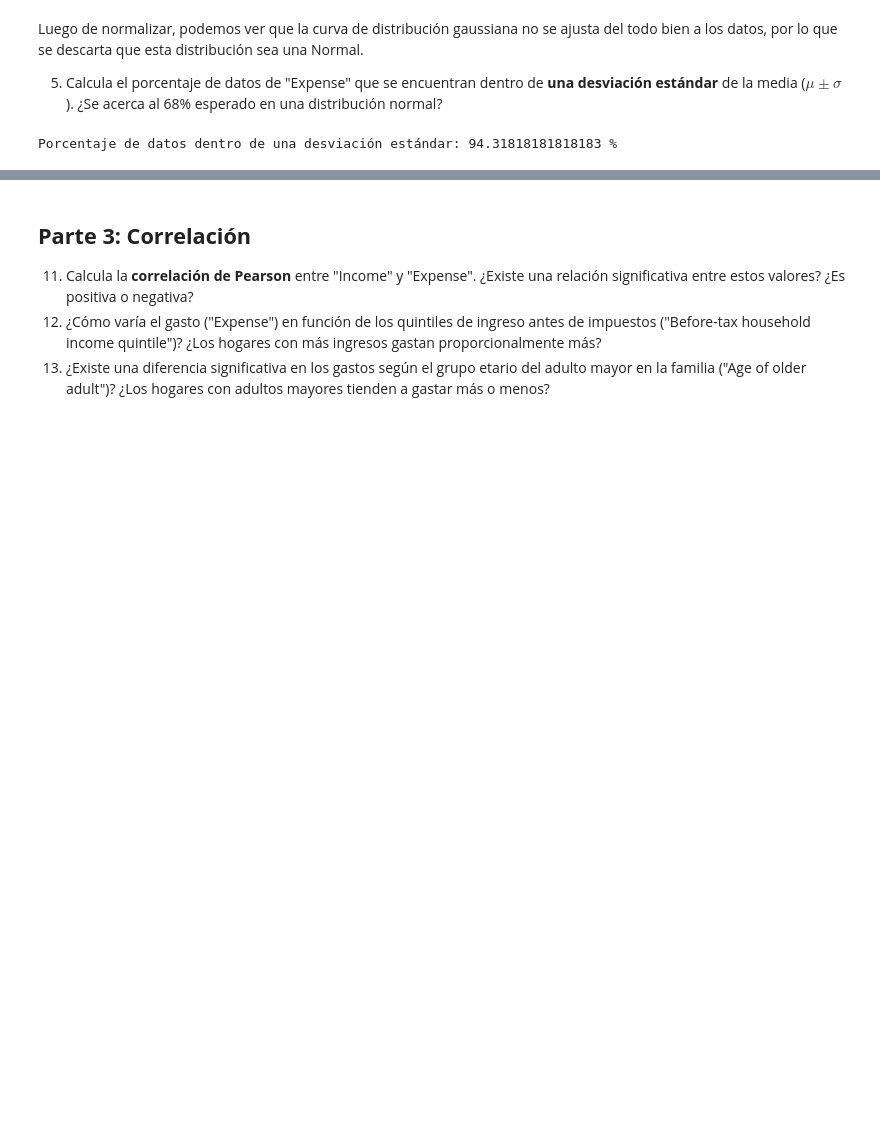
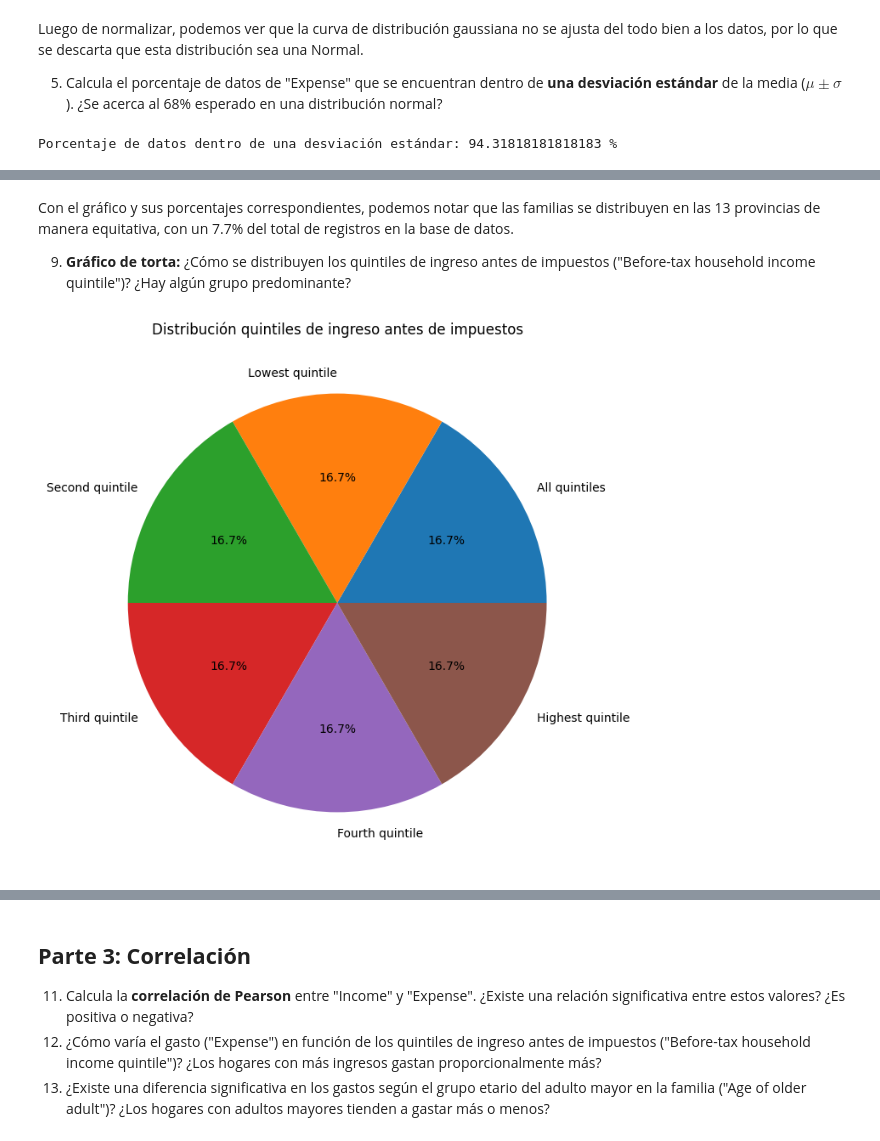
Before and after one commit to FelipeScanda/Mineria-de-Datos, a Jupyter notebook: Tarea 1/Tarea 1 Mineria de Datos, Felipe Scanda.ipynb, the cells around one changed output, grey strips where cells are left out. Drawn from its saved outputs; the diff is of its cells as text; code cells hidden in the pictures; blank space fills up the shorter version.

```diff
--- a/Tarea 1/Tarea 1 Mineria de Datos, Felipe Scanda.ipynb
+++ b/Tarea 1/Tarea 1 Mineria de Datos, Felipe Scanda.ipynb
@@ -360,0 +410,15 @@ El porcentaje obtenido se aleja demasiado del 68% de una distribución normal co
+# %% [markdown]
+Con el gráfico y sus porcentajes correspondientes, podemos notar que las familias se distribuyen en las 13 provincias de manera equitativa, con un 7.7% del total de registros en la base de datos.
+
+9. **Gráfico de torta:** ¿Cómo se distribuyen los quintiles de ingreso antes de impuestos ("Before-tax household income quintile")? ¿Hay algún grupo predominante?
+# %%
+#Tipos de quintiles de ingreso antes de impuesto y sus cantidades
+quintiles_ingreso = df['Before-tax household income quintile'].value_counts()
+
+#Grafico de torta
+plt.figure(figsize=(8, 8))
+plt.pie(quintiles_ingreso, labels=quintiles_ingreso.index, autopct='%1.1f%%')
+plt.title('Distribución quintiles de ingreso antes de impuestos')
+plt.show()
+# %% [output]
+[figure, added]
```
Also changed, not shown: parts of 19 cells of this notebook.
